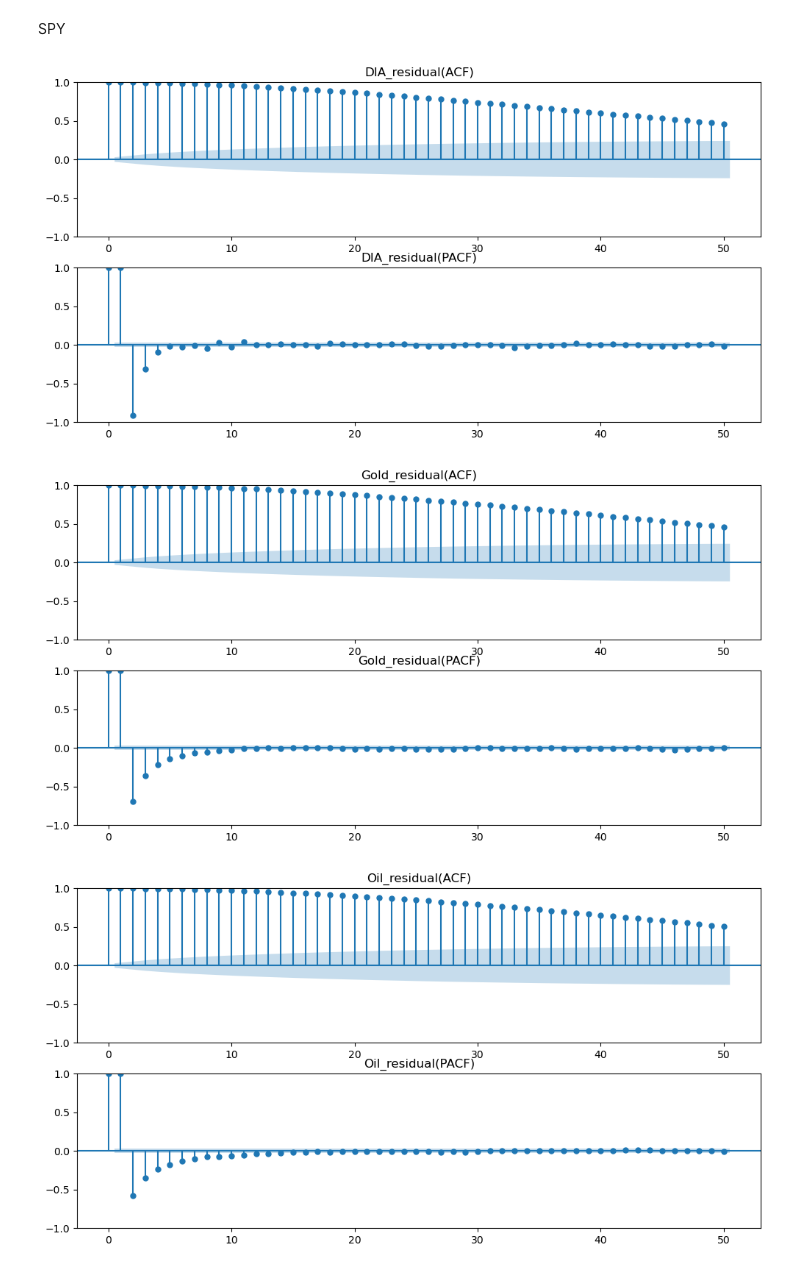
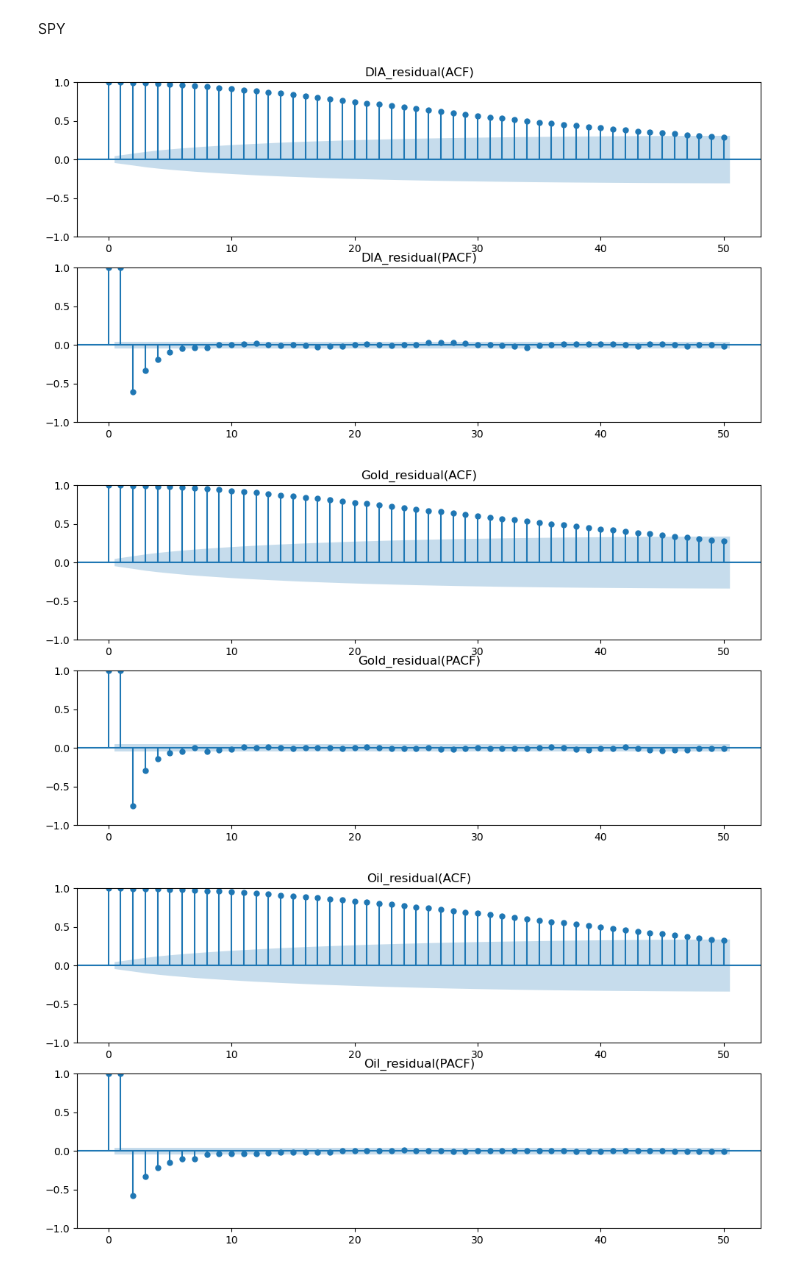
Before and after one commit to intelligent04/VIXexpectation, a Jupyter notebook: 5.ACF_PACF.ipynb, the cells around one changed output. Drawn from its saved outputs; the diff is of its cells as text; code cells hidden in the pictures.

```diff
--- a/5.ACF_PACF.ipynb
+++ b/5.ACF_PACF.ipynb
@@ -5,24 +5,28 @@ SPY
 # %%
 from statsmodels.graphics.tsaplots import plot_acf, plot_pacf
 import matplotlib.pyplot as plt
 import pandas as pd
 
-charts = ['./residual_data/DIA_residual.csv','./residual_data/Gold_residual.csv','./residual_data/Oil_residual.csv',
+residual_charts = ['./residual_data/DIA_residual.csv','./residual_data/Gold_residual.csv','./residual_data/Oil_residual.csv',
 './residual_data/QQQ_residual.csv','./residual_data/SPY_residual.csv',
 './residual_data/US10-Year_Bond_residual.csv','./residual_data/USD_KRW_residual.csv','./residual_data/VIX_residual.csv']
+
+normalized_charts =['./normalized_data/DIA_residual_normalized.csv','./normalized_data/Gold_residual_normalized.csv','./normalized_data/Oil_residual_normalized.csv',
+'./normalized_data/QQQ_residual_normalized.csv','./normalized_data/SPY_residual_normalized.csv',
+'./normalized_data/US10-Year_Bond_residual_normalized.csv','./normalized_data/USD_KRW_residual_normalized.csv','./normalized_data/VIX_residual_normalized.csv']
 
 indices=['DIA_residual','Gold_residual','Oil_residual','QQQ_residual','SPY_residual','US10-Year_Bond_residual','USD_KRW_residual','VIX_residual']
 
 for i in range(8):
-    df = pd.read_csv(charts[i], parse_dates=['Date'], index_col='Date')
-
+    #df = pd.read_csv(residual_charts[i], parse_dates=['Date'], index_col='Date') #정상화 전 차트보기
+    df = pd.read_csv(normalized_charts[i], parse_dates=['Date'], index_col='Date')
     fig, ax = plt.subplots(2, 1, figsize=(12, 6))
     plot_acf(df['resid'].dropna(), lags=50, ax=ax[0])
     ax[0].set_title(indices[i]+"(ACF)")
     plot_pacf(df['resid'].dropna(), lags=50, ax=ax[1])
     ax[1].set_title(indices[i]+"(PACF)")
     plt.show()
 # %% [output]
-[figure, old version]
+[figure, new version]
-[figure, old version]
+[figure, new version]
-[figure, old version]
+[figure, new version]
```
Also changed, not shown: parts of 1 cell of this notebook, 11 other files.
